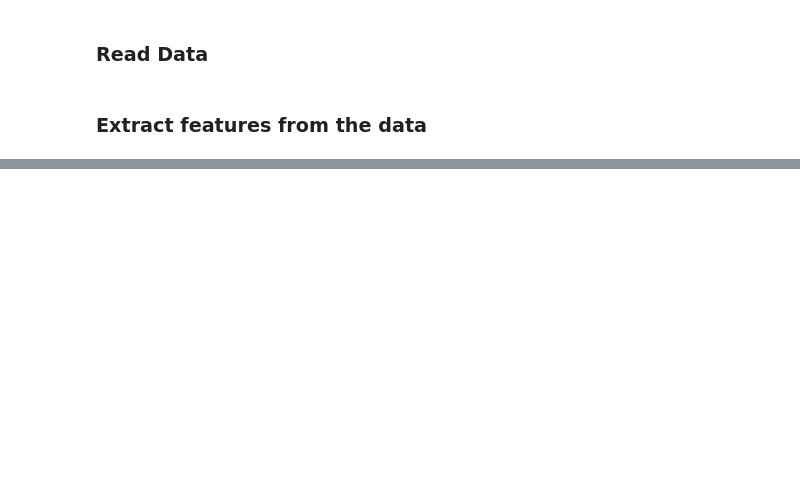
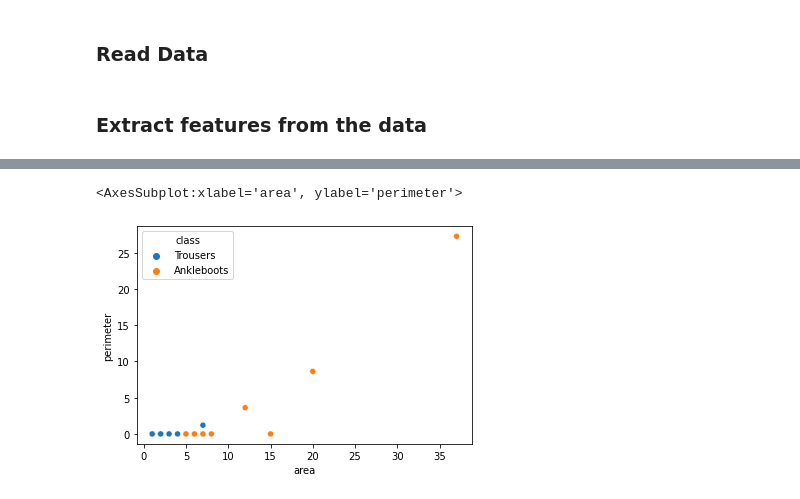
Before and after one commit to danielhp97/MLVC_1, a Jupyter notebook: Assignment1.ipynb, the cells around one changed output, grey strips where cells are left out. Cells and saved outputs as stored; diff of their text form; code cells hidden in the pictures; blank space fills up the shorter version.

```diff
--- a/Assignment1.ipynb
+++ b/Assignment1.ipynb
@@ -58,0 +60,5 @@ features_subset
+# %%
+sns.scatterplot(data=features_subset, x='area', y='perimeter', hue='class')
+# %% [output]
+<AxesSubplot:xlabel='area', ylabel='perimeter'>
+[figure, added]
```
Also changed, not shown: parts of 4 cells of this notebook, 4 other files.
